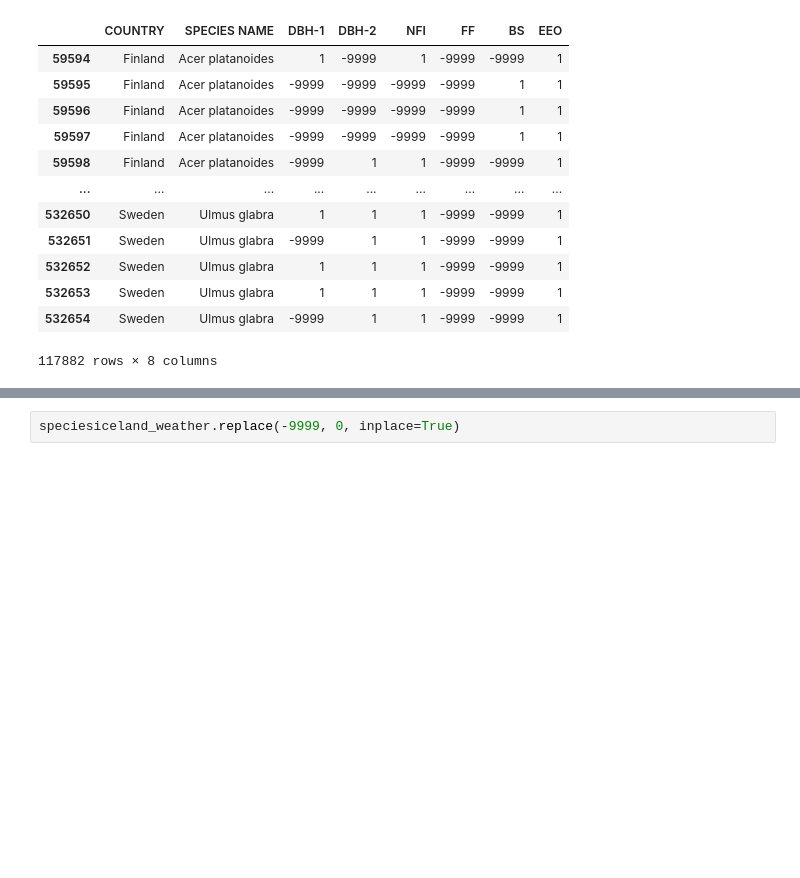
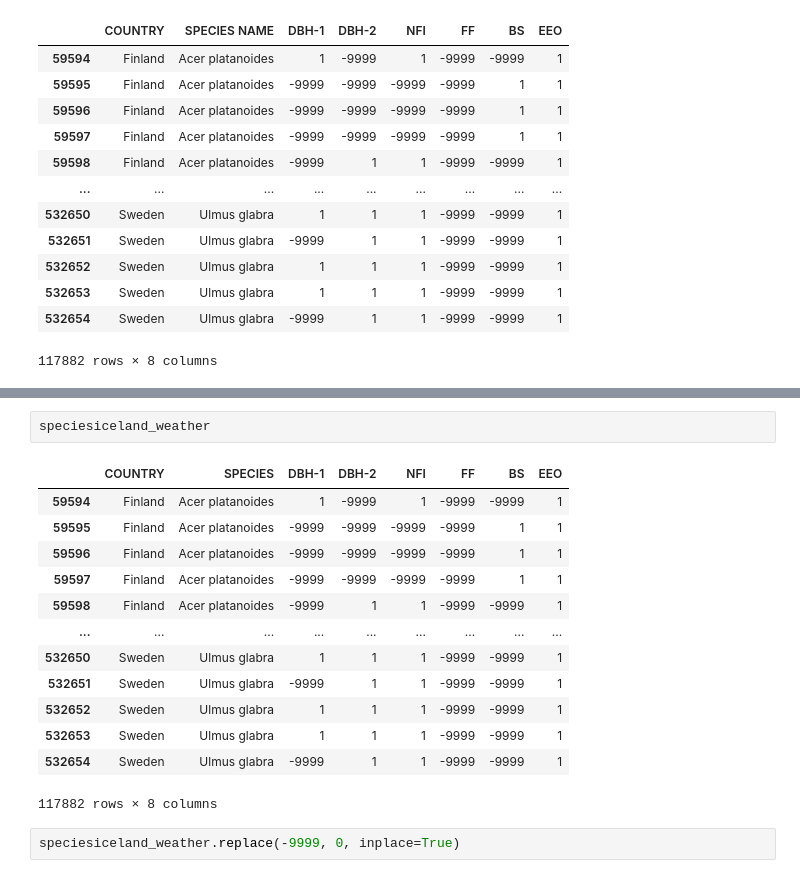
Before and after one commit to ehub-96/Google-DataAnalytics-Capstone, a Jupyter notebook: Data/Data Exploration.ipynb, the cells around one changed output, grey strips where cells are left out. Drawn from its saved outputs; the diff is of its cells as text; blank space fills up the shorter version.

```diff
--- a/Data/Data Exploration.ipynb
+++ b/Data/Data Exploration.ipynb
@@ -363,3 +411,19 @@ speciesiceland_weather
+# %%
+speciesiceland_weather
+# %% [output]
+|  | COUNTRY | SPECIES | DBH-1 | DBH-2 | NFI | FF | BS | EEO |
+| 59594 | Finland | Acer platanoides | 1 | -9999 | 1 | -9999 | -9999 | 1 |
+| 59595 | Finland | Acer platanoides | -9999 | -9999 | -9999 | -9999 | 1 | 1 |
+| 59596 | Finland | Acer platanoides | -9999 | -9999 | -9999 | -9999 | 1 | 1 |
+| 59597 | Finland | Acer platanoides | -9999 | -9999 | -9999 | -9999 | 1 | 1 |
+| 59598 | Finland | Acer platanoides | -9999 | 1 | 1 | -9999 | -9999 | 1 |
+| ... | ... | ... | ... | ... | ... | ... | ... | ... |
+| 532650 | Sweden | Ulmus glabra | 1 | 1 | 1 | -9999 | -9999 | 1 |
+| 532651 | Sweden | Ulmus glabra | -9999 | 1 | 1 | -9999 | -9999 | 1 |
+| 532652 | Sweden | Ulmus glabra | 1 | 1 | 1 | -9999 | -9999 | 1 |
+| 532653 | Sweden | Ulmus glabra | 1 | 1 | 1 | -9999 | -9999 | 1 |
+| 532654 | Sweden | Ulmus glabra | -9999 | 1 | 1 | -9999 | -9999 | 1 |
+117882 rows × 8 columns
 # %%
 speciesiceland_weather.replace(-9999, 0, inplace=True)
 # %% [output]
```
Also changed, not shown: parts of 16 cells of this notebook, 4 other files.
